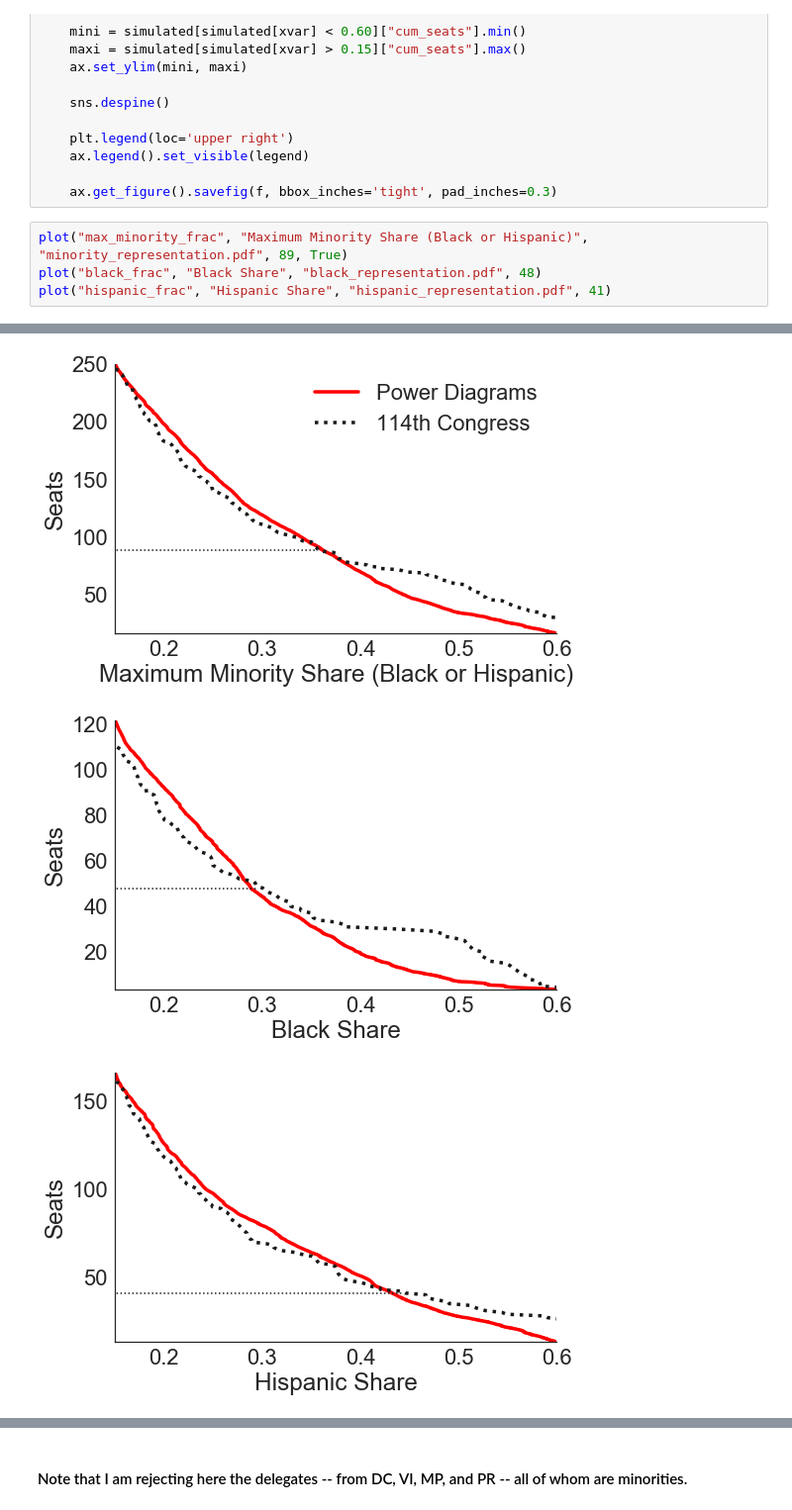
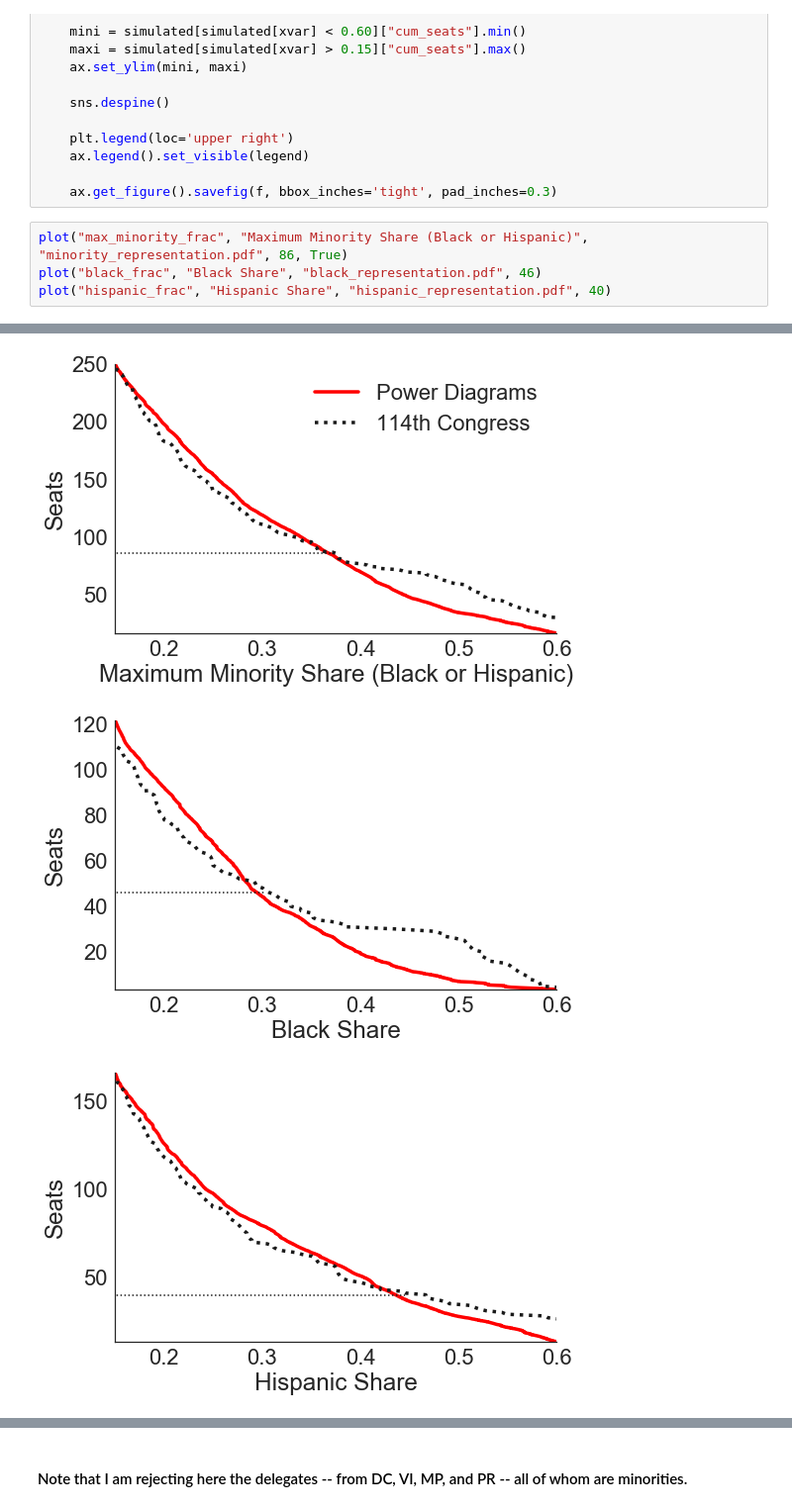
Before and after one commit to JamesSaxon/dist_analysis, a Jupyter notebook: ethnic_rate.ipynb, the cells around one changed output, grey strips where cells are left out. Shown: that part at 99% size. Saved outputs shown, nothing was run; the diff lists cells and outputs as text.

```diff
--- a/ethnic_rate.ipynb
+++ b/ethnic_rate.ipynb
@@ -229,7 +229,7 @@ def plot(xvar, xtitle, f, seats, legend = False):
 
     ax.get_figure().savefig(f, bbox_inches='tight', pad_inches=0.3)
 # %%
-plot("max_minority_frac", "Maximum Minority Share (Black or Hispanic)", "minority_representation.pdf", 89, True)
-plot("black_frac", "Black Share", "black_representation.pdf", 48)
-plot("hispanic_frac", "Hispanic Share", "hispanic_representation.pdf", 41)
+plot("max_minority_frac", "Maximum Minority Share (Black or Hispanic)", "minority_representation.pdf", 86, True)
+plot("black_frac", "Black Share", "black_representation.pdf", 46)
+plot("hispanic_frac", "Hispanic Share", "hispanic_representation.pdf", 40)
 # %% [output]
@@ -239,5 +239,5 @@ Hispanic Share 0.442985274728
-[figure, old version]
+[figure, new version]
-[figure, old version]
+[figure, new version]
 [figure]
 # %%
 plot("max_minority_vap_frac", "Maximum Minority Share (Black or Hispanic, VAP)", "minority_vap_representation.pdf", 89, True)
```
Also changed, not shown: parts of 2 cells of this notebook.
